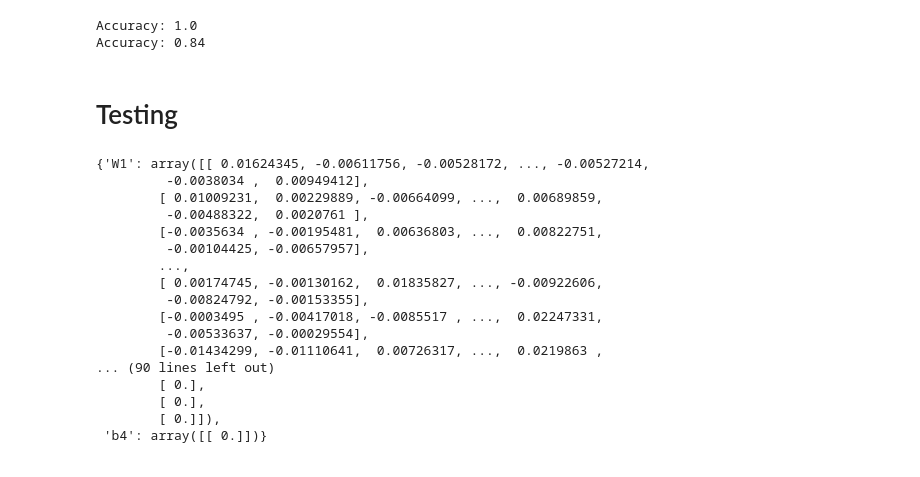
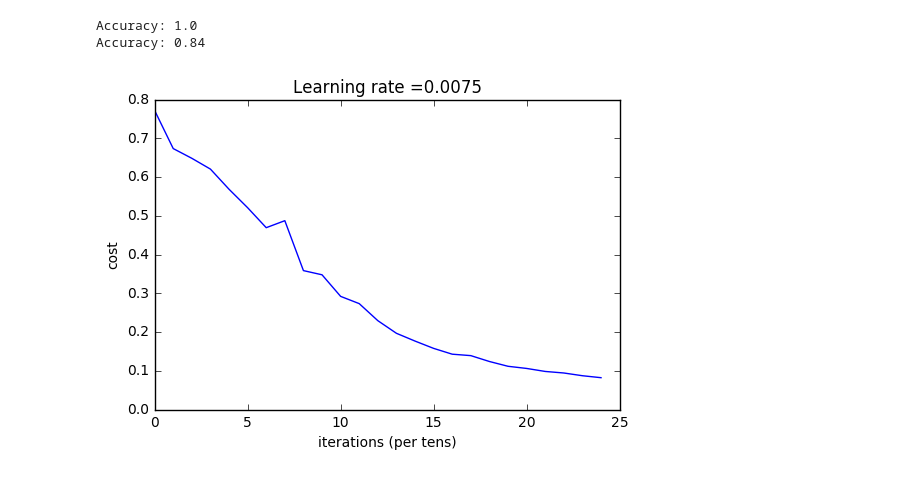
Before and after one commit to TerrenceHo/NeuralNets, a Jupyter notebook: SimpleNeuralNet/RunNeuralNetwork.ipynb, the cells around one changed output. Drawn from its saved outputs; the diff is of its cells as text; code cells hidden in the pictures.

```diff
--- a/SimpleNeuralNet/RunNeuralNetwork.ipynb
+++ b/SimpleNeuralNet/RunNeuralNetwork.ipynb
@@ -56,13 +56,11 @@ print ("test_x's shape: " + str(test_x.shape))
 train_x's shape: (12288, 209)
 test_x's shape: (12288, 50)
 # %%
-nn = NeuralNetwork()
 layers_dims = [12288, 20, 7, 5, 1] #  5-layer model
 hyperparameters = {
-    "X": train_x,
-    "Y": train_y,
-    "layer_dims":layers_dims,
+    "layers_dims":layers_dims,
+    "init_method":"Xavier",
     "learning_rate": 0.0075,
     "num_iterations": 2500,
-    "print_cost": True
 }
+nn = NeuralNetwork(**hyperparameters)
@@ -92,5 +90,3 @@ pred_test, score = nn.Score(test_x, test_y, print_accuracy=True)
 # %% [output]
 Accuracy: 1.0
 Accuracy: 0.84
-# %% [markdown]
-# Testing
@@ -101,20 +93,4 @@ parameters = nn.initialize_parameters(layers_dims)
-# %%
-parameters
-# %% [output]
-{'W1': array([[ 0.01624345, -0.00611756, -0.00528172, ..., -0.00527214,
-         -0.0038034 ,  0.00949412],
-        [ 0.01009231,  0.00229889, -0.00664099, ...,  0.00689859,
-         -0.00488322,  0.0020761 ],
-        [-0.0035634 , -0.00195481,  0.00636803, ...,  0.00822751,
-         -0.00104425, -0.00657957],
-        ...,
-        [ 0.00174745, -0.00130162,  0.01835827, ..., -0.00922606,
-         -0.00824792, -0.00153355],
-        [-0.0003495 , -0.00417018, -0.0085517 , ...,  0.02247331,
-         -0.00533637, -0.00029554],
-        [-0.01434299, -0.01110641,  0.00726317, ...,  0.0219863 ,
-... (90 lines left out)
-        [ 0.],
-        [ 0.],
-        [ 0.]]),
- 'b4': array([[ 0.]])}
+# %%
+nn.Graph_Costs_Over_Time()
+# %% [output]
+[figure, added]
```
Also changed, not shown: parts of 4 cells of this notebook, 2 other files.
